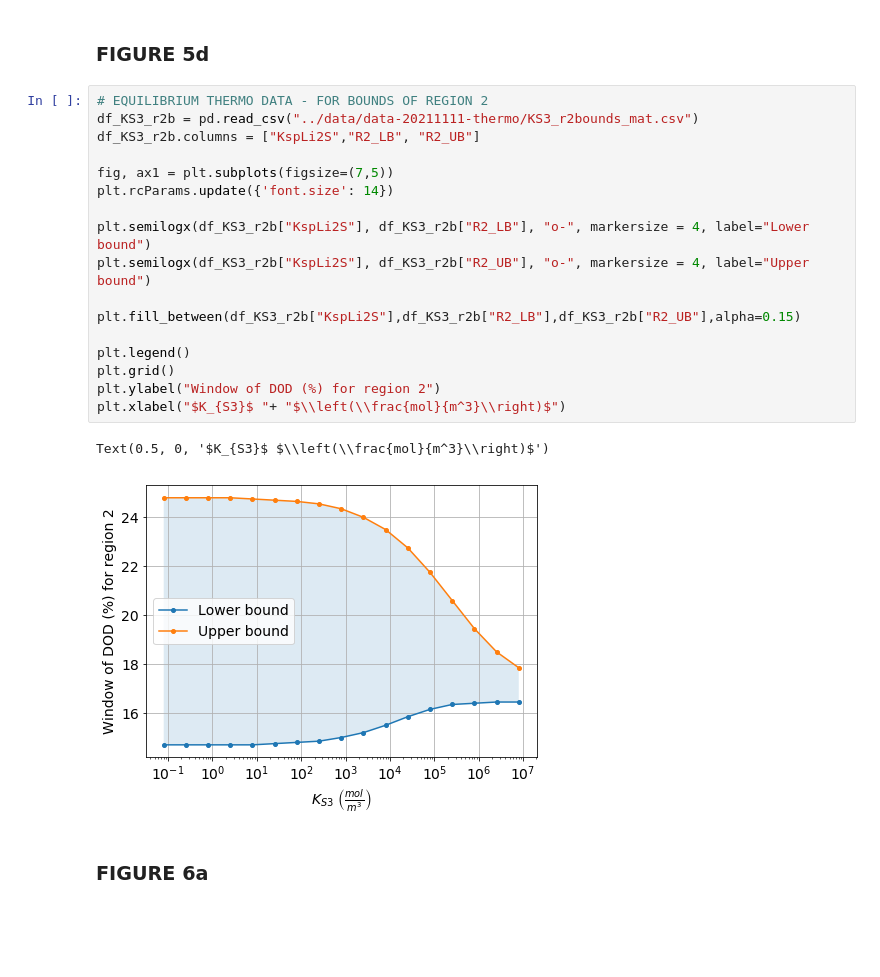
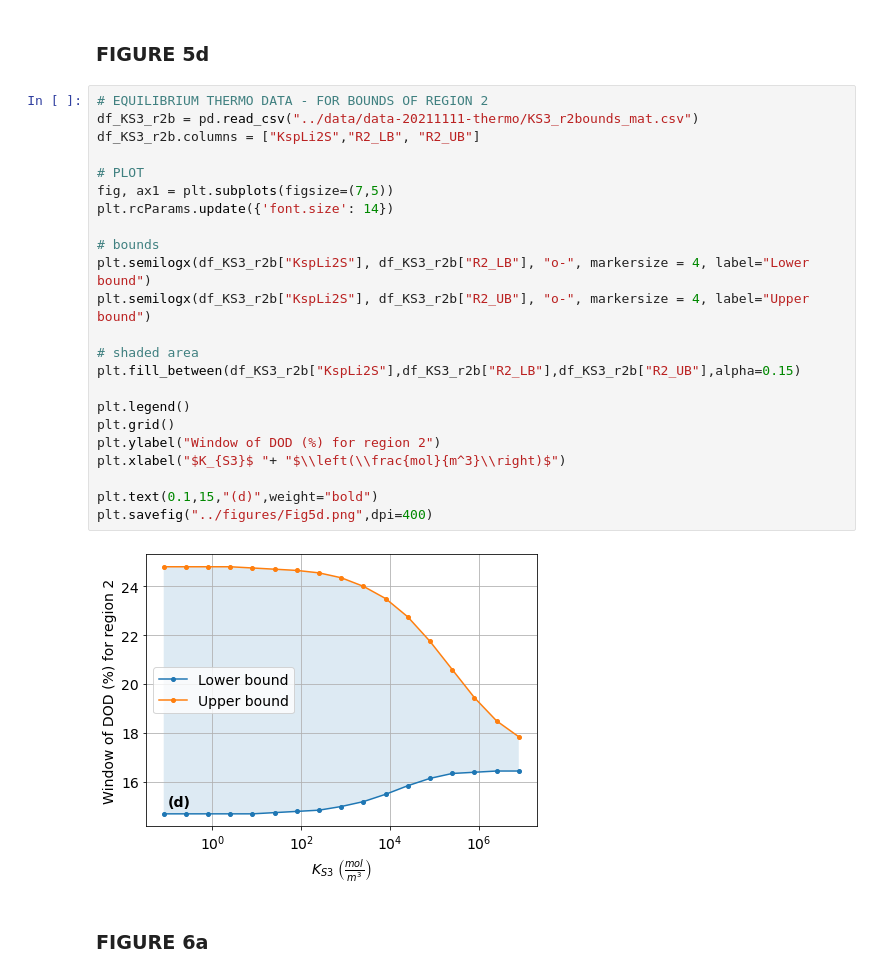
Before and after one commit to linnetteteo/LiS-thermo-equilibria-manuscript, a Jupyter notebook: jupyter_notebooks/FiguresForPaper-github.ipynb, the cells around one changed output. Cells and saved outputs as stored; diff of their text form; blank space fills up the shorter version.

```diff
--- a/jupyter_notebooks/FiguresForPaper-github.ipynb
+++ b/jupyter_notebooks/FiguresForPaper-github.ipynb
@@ -390,23 +434,28 @@ Text(0.5, 0, '$K_{S3}$ $\\left(\\frac{mol}{m^3}\\right)$')
 # %%
 # EQUILIBRIUM THERMO DATA - FOR BOUNDS OF REGION 2
 df_KS3_r2b = pd.read_csv("../data/data-20211111-thermo/KS3_r2bounds_mat.csv")
 df_KS3_r2b.columns = ["KspLi2S","R2_LB", "R2_UB"]
 
+# PLOT
 fig, ax1 = plt.subplots(figsize=(7,5))
 plt.rcParams.update({'font.size': 14})
 
+# bounds
 plt.semilogx(df_KS3_r2b["KspLi2S"], df_KS3_r2b["R2_LB"], "o-", markersize = 4, label="Lower bound")
 plt.semilogx(df_KS3_r2b["KspLi2S"], df_KS3_r2b["R2_UB"], "o-", markersize = 4, label="Upper bound")
 
+# shaded area
 plt.fill_between(df_KS3_r2b["KspLi2S"],df_KS3_r2b["R2_LB"],df_KS3_r2b["R2_UB"],alpha=0.15)
 
 plt.legend()
 plt.grid()
 plt.ylabel("Window of DOD (%) for region 2")
 plt.xlabel("$K_{S3}$ "+ "$\\left(\\frac{mol}{m^3}\\right)$")
+
+plt.text(0.1,15,"(d)",weight="bold")
+plt.savefig("../figures/Fig5d.png",dpi=400)
 # %% [output]
-Text(0.5, 0, '$K_{S3}$ $\\left(\\frac{mol}{m^3}\\right)$')
-[figure, old version]
+[figure, new version]
 # %% [markdown]
 ### FIGURE 6a
 # %%
```
Also changed, not shown: parts of 19 cells of this notebook, 18 other files.
